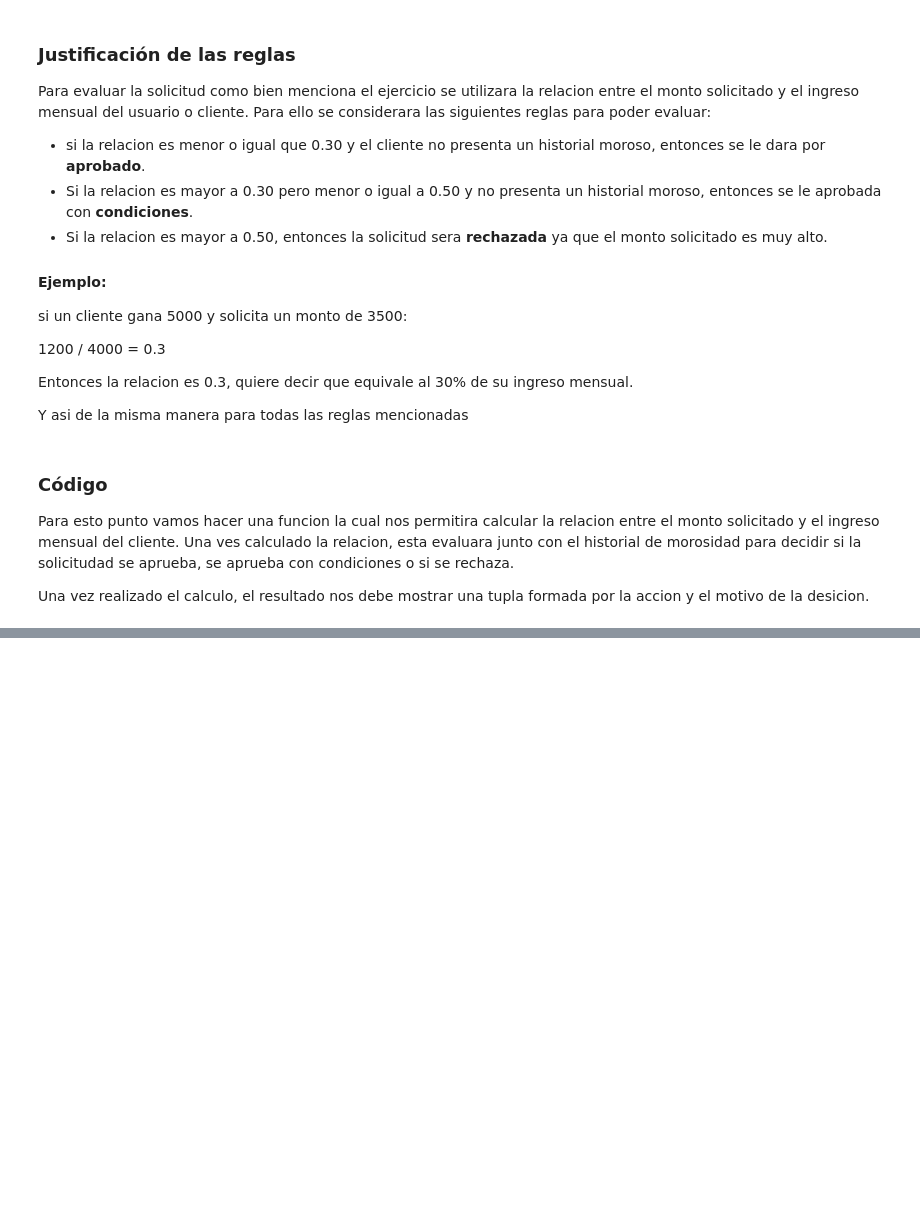
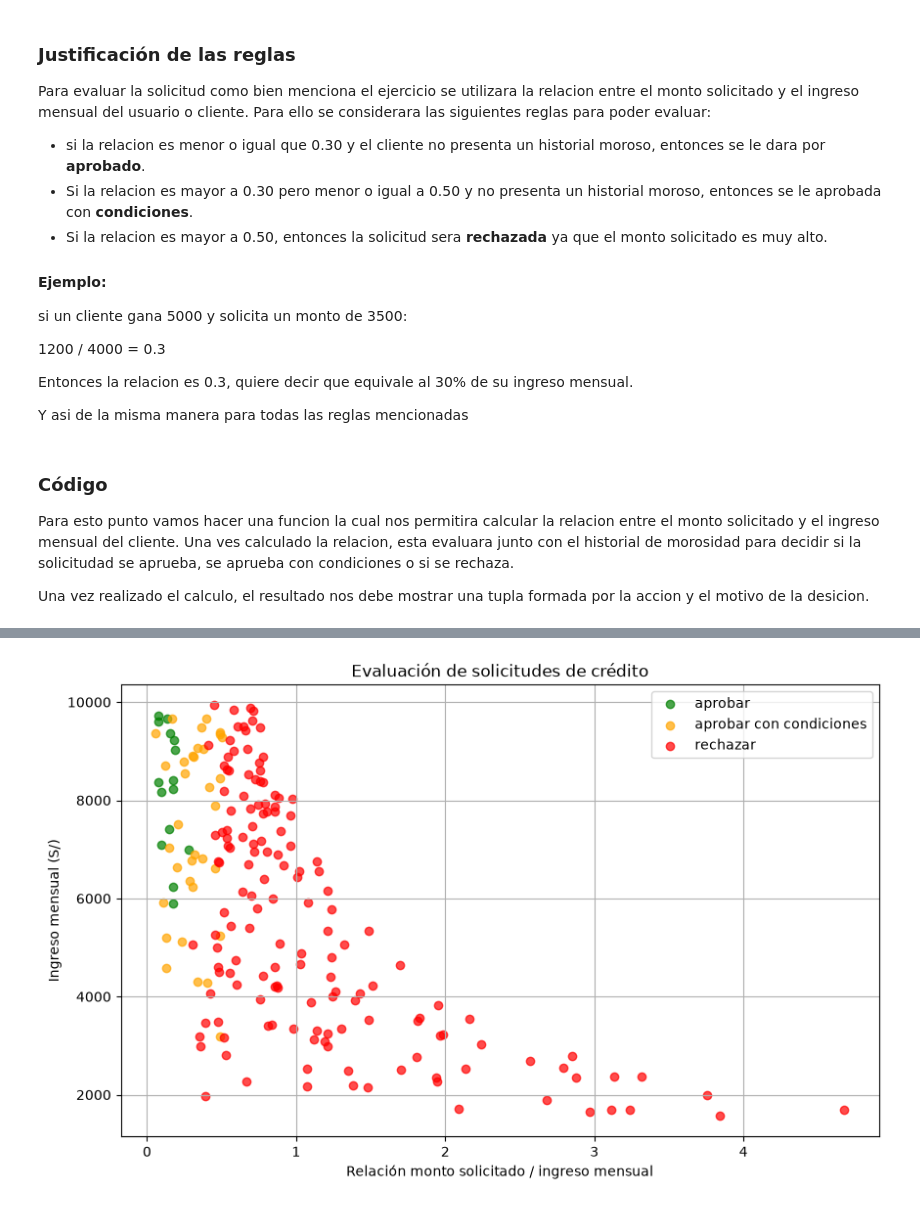
Before and after one commit to ErwinB23/IS484-Practica001-Viernes-Inca, a Jupyter notebook: Ejercicio1_Credito_Inca.ipynb, the cells around one changed output, grey strips where cells are left out. Drawn from its saved outputs; the diff is of its cells as text; code cells hidden in the pictures; blank space fills up the shorter version.

Commit message:
Ejercicio 1: Pruebas y simulacion

```diff
--- a/Ejercicio1_Credito_Inca.ipynb
+++ b/Ejercicio1_Credito_Inca.ipynb
@@ -73,0 +74,20 @@ def agente_credito(ingreso_mensual, monto_solicitado, tiene_historial_moroso):
+# %%
+# Pruebas:
+
+pruebas = [
+    (4000, 1000, False),   # relación 0.25 -> aprobar
+    (4000, 1200, False),   # relación 0.30 -> caso límite
+    (4000, 1600, False),   # relación 0.40 -> aprobar con condiciones
+    (4000, 2400, False),   # relación 0.60 -> rechazar
+    (5000, 1000, True),    # relación 0.20 + moroso -> aprobar con condiciones
+    (5000, 2000, True)     # relación 0.40 + moroso -> rechazar
+]
+
+for ingreso, monto, moroso in pruebas:
+    relacion = monto / ingreso
+    accion, motivo = agente_credito(ingreso, monto, moroso)
+
+    print(f"Ingreso: S/ {ingreso} | " f"Monto solicitado: S/ {monto} | "  f"Relación: {relacion:.2f} | " f"Historial moroso: {moroso}")
+    print(f"Decisión: {accion}")
+    print(f"Motivo: {motivo}")
+    print("-" * 100)
@@ -73,0 +119,68 @@ def agente_credito(ingreso_mensual, monto_solicitado, tiene_historial_moroso):
+# %%
+import numpy as np
+import matplotlib.pyplot as plt
+
+np.random.seed(42)
+
+n = 200
+
+# Generación de solicitudes aleatorias
+ingresos = np.random.randint(1500, 10000, n)
+montos = np.random.randint(500, 8000, n)
+historial_moroso = np.random.choice([True, False], size=n)
+
+relaciones = []
+decisiones = []
+
+for ingreso, monto, moroso in zip(ingresos, montos, historial_moroso):
+    relacion = monto / ingreso
+    accion, motivo = agente_credito(ingreso, monto, moroso)
+
+    relaciones.append(relacion)
+
+    # Organizar las diferentes respuestas del agente
+    accion = accion.lower()
+
+    if "rechazar" in accion:
+        decisiones.append("rechazar")
+
+    elif "condiciones" in accion:
+        decisiones.append("aprobar con condiciones")
+
+    else:
+        decisiones.append("aprobar")
+
+
+# Colores para cada decisión
+colores = {
+    "aprobar": "green",
+    "aprobar con condiciones": "orange",
+    "rechazar": "red"
+}
+
+plt.figure(figsize=(10, 6))
+
+for decision in colores:
+
+    indices = [
+        i for i, d in enumerate(decisiones)
+        if d == decision
+    ]
+
+    plt.scatter(
+        [relaciones[i] for i in indices],
+        [ingresos[i] for i in indices],
+        label=decision,
+        color=colores[decision],
+        alpha=0.7
+    )
+
+plt.title("Evaluación de solicitudes de crédito")
+plt.xlabel("Relación monto solicitado / ingreso mensual")
+plt.ylabel("Ingreso mensual (S/)")
+plt.legend()
+plt.grid(True)
+
+plt.show()
+# %% [output]
+[figure, added]
```
Also changed, not shown: parts of 4 cells of this notebook.
